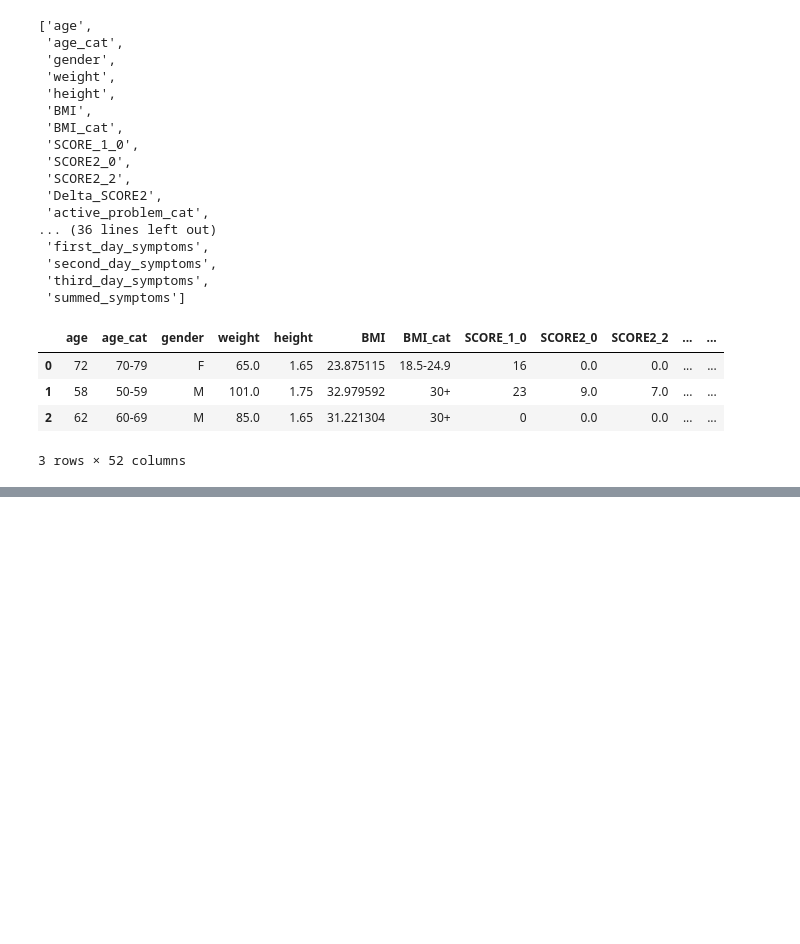
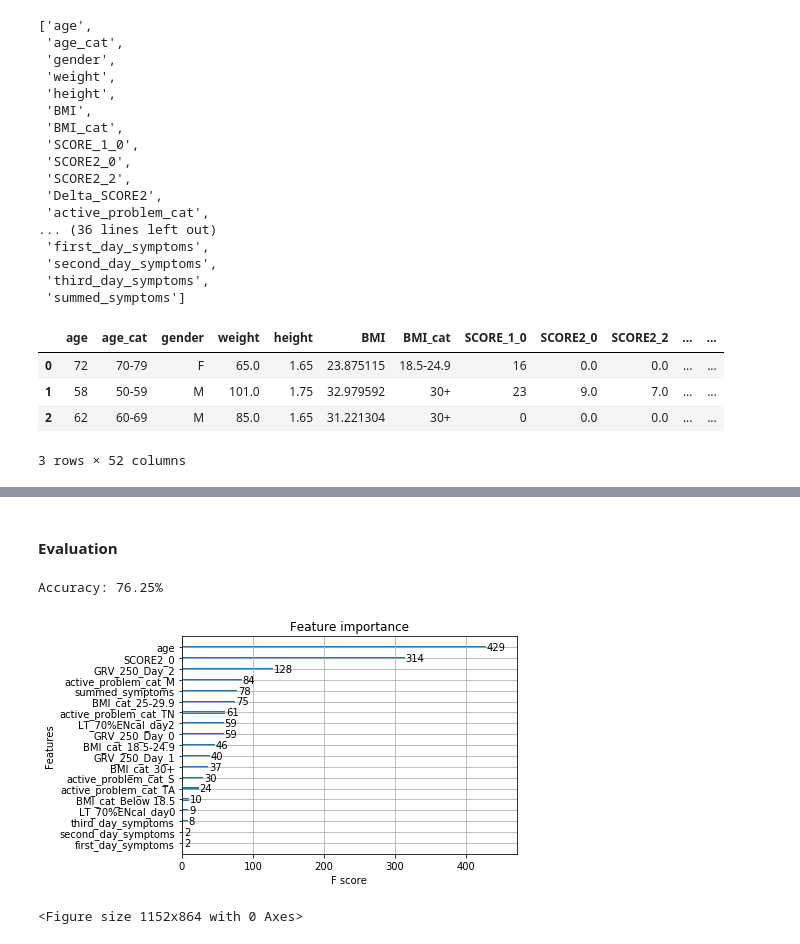
Before and after one commit to Shaked-g/FinalProject, a Jupyter notebook: Final Project.ipynb, the cells around one changed output, grey strips where cells are left out. Drawn from its saved outputs; the diff is of its cells as text; code cells hidden in the pictures; blank space fills up the shorter version.

```diff
--- a/Final Project.ipynb
+++ b/Final Project.ipynb
@@ -228,0 +389,23 @@ mortality_1_3_days
+# %%
+estimator = xgb.XGBClassifier(
+    objective= 'binary:logistic',
+    nthread=4,
+    seed=42
+)
+# %%
+parameters = {
+    'max_depth': range (2, 10, 1),
+    'n_estimators': range(60, 220, 40),
+    'learning_rate': [0.1, 0.01, 0.05]
+}
+# %%
+grid_search = GridSearchCV(
+    estimator=estimator,
+    param_grid=parameters,
+    scoring = 'roc_auc',
+    n_jobs = 10,
+    cv = 10,
+    verbose=True
+)
+# %%
+grid_search.fit(X_train, y_train)
@@ -228,0 +452,18 @@ mortality_1_3_days
+# %% [markdown]
+#### Evaluation
+# %%
+y_pred = grid_search.best_estimator_.predict(X_test)
+predictions = [round(value) for value in y_pred]
+
+# evaluate predictions
+accuracy = metrics.accuracy_score(y_test, predictions)
+print("Accuracy: %.2f%%" % (accuracy * 100.0))
+# %% [output]
+Accuracy: 76.25%
+# %%
+xgb.plot_importance(grid_search.best_estimator_)
+plt.figure(figsize = (16, 12))
+plt.show()
+# %% [output]
+[figure, added]
+<Figure size 1152x864 with 0 Axes>
```
Also changed, not shown: parts of 32 cells of this notebook.
